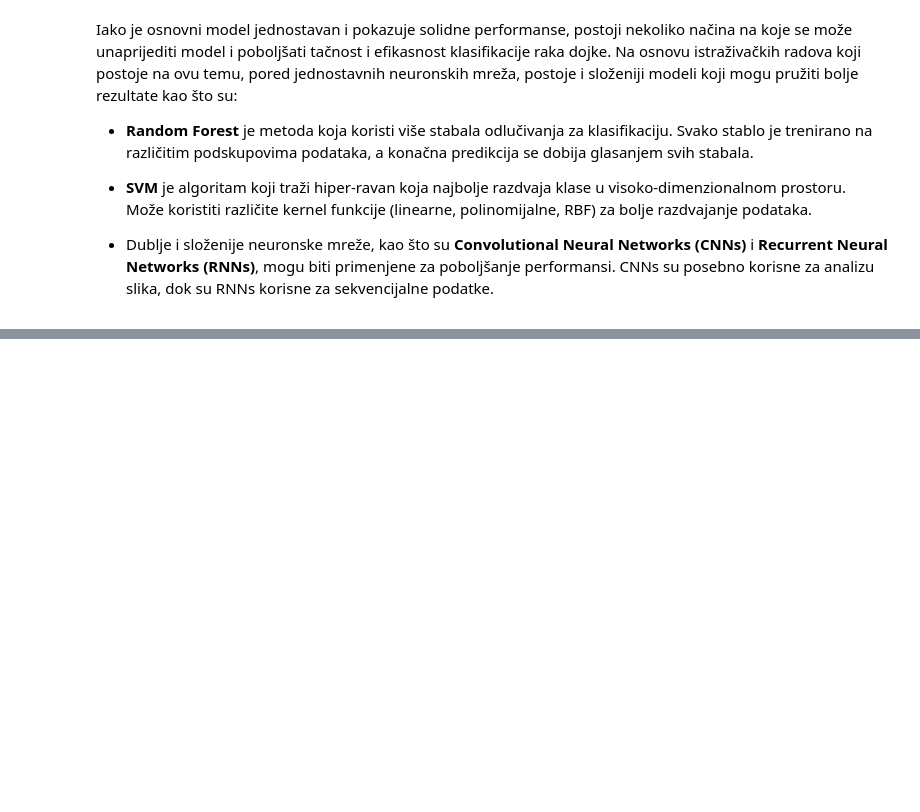
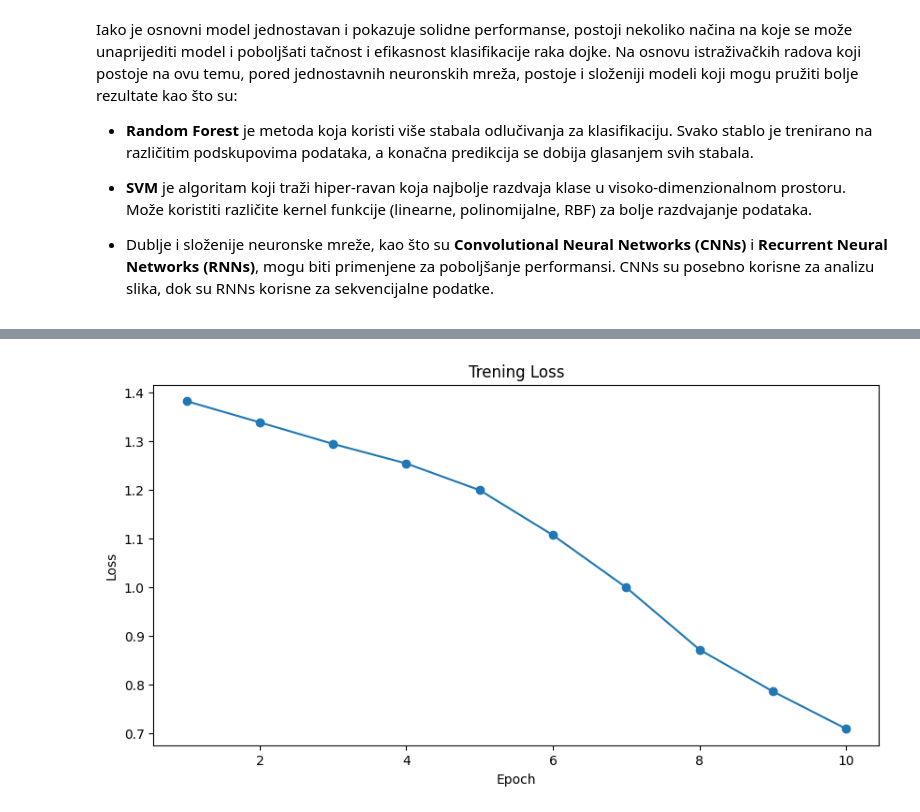
Before and after one commit to una12343/MIEP, a Jupyter notebook: BreastCancerWisconsin.ipynb, the cells around one changed output, grey strips where cells are left out. Cells and saved outputs as stored; diff of their text form; code cells hidden in the pictures; blank space fills up the shorter version.

```diff
--- a/BreastCancerWisconsin.ipynb
+++ b/BreastCancerWisconsin.ipynb
@@ -114,12 +115,3 @@ plt.show()
 df = df.drop(columns=['id', 'Unnamed: 32'])
 
 df = df.rename(columns={'diagnosis': 'target'})
-
-df['target'] = df['target'].map({'M': 1, 'B': 0})
-
-
-X = df.drop(columns=['target']).values
-y = df['target'].values
-
-# Podela podataka na trening i test setove
-X_train, X_test, y_train, y_test = train_test_split(X, y, test_size=0.2, random_state=42)
@@ -304,0 +378,10 @@ Na osnovu istraživačkih radova koji postoje na ovu temu, pored jednostavnih ne
+# %%
+from torch.utils.data import DataLoader
+
+# Kreiranje Dataset-a
+train_dataset = BreastCancerDataset(X_train, y_train)
+test_dataset = BreastCancerDataset(X_test, y_test)
+
+# Kreiranje DataLoader-a
+train_loader = DataLoader(train_dataset, batch_size=64, shuffle=True)
+test_loader = DataLoader(test_dataset, batch_size=64, shuffle=False)
@@ -304,0 +402,79 @@ Na osnovu istraživačkih radova koji postoje na ovu temu, pored jednostavnih ne
+# %%
+import torch.nn as nn
+import torch.optim as optim
+import matplotlib.pyplot as plt
+from sklearn.metrics import accuracy_score, classification_report, confusion_matrix
+
+# Definisanje jednostavnog neuronske mreže
+class SimpleNN(nn.Module):
+    def __init__(self, input_size):
+        super(SimpleNN, self).__init__()
+        self.fc1 = nn.Linear(input_size, 128)
+        self.fc2 = nn.Linear(128, 64)
+        self.fc3 = nn.Linear(64, 4)  # Ovde je 4 umesto 2 jer imamo 4 klase ('A', 'B', 'C', 'D')
+
+    def forward(self, x):
+        x = torch.relu(self.fc1(x))
+        x = torch.relu(self.fc2(x))
+        x = self.fc3(x)
+        return x
+
+# Inicijalizacija modela
+input_size = X_train.shape[1]
+model = SimpleNN(input_size)
+
+# Definisanje kriterijuma gubitka i optimizer-a
+criterion = nn.CrossEntropyLoss()
+optimizer = optim.Adam(model.parameters(), lr=0.001)
+
+# Postavljanje broja epoha
+num_epochs = 10
+train_losses = []
+train_accuracies = []
+
+device = torch.device('cuda' if torch.cuda.is_available() else 'cpu')
+model.to(device)
+
+# Petlja kroz epohe
+for epoch in range(num_epochs):
+    model.train()
+    running_loss = 0.0
+    correct = 0
+    total = 0
+
+    # Iteracija kroz DataLoader
+    for i, (inputs, labels) in enumerate(train_loader):
+        inputs, labels = inputs.to(device), labels.to(device)
+
+        # Forward prolaz
+        outputs = model(inputs)
+        loss = criterion(outputs, labels)
+
+        # Backward prolaz i optimizacija
+        optimizer.zero_grad()
+        loss.backward()
+        optimizer.step()
+
+        # Računanje statistika
+        running_loss += loss.item()
+        _, predicted = outputs.max(1)
+        total += labels.size(0)
+        correct += predicted.eq(labels).sum().item()
+
+    # Računanje prosečnog gubitka i tačnosti za trenutnu epohu
+    epoch_loss = running_loss / len(train_loader)
+    epoch_acc = 100.0 * correct / total
+    train_losses.append(epoch_loss)
+    train_accuracies.append(epoch_acc)
+
+    # Ispis statistika za trenutnu epohu
+    print(f"Epoch [{epoch + 1}/{num_epochs}], Loss: {epoch_loss:.4f}, Accuracy: {epoch_acc:.4f}%")
+
+# Plotovanje gubitka tokom treniranja
+plt.figure(figsize=(10, 5))
+plt.plot(range(1, num_epochs + 1), train_losses, marker='o')
+plt.title("Trening Loss")
+plt.xlabel("Epoch")
+plt.ylabel("Loss")
+plt.show()
+# %% [output]
@@ -304,0 +491 @@ Na osnovu istraživačkih radova koji postoje na ovu temu, pored jednostavnih ne
+[figure, added]
```
Also changed, not shown: parts of 11 cells of this notebook.
